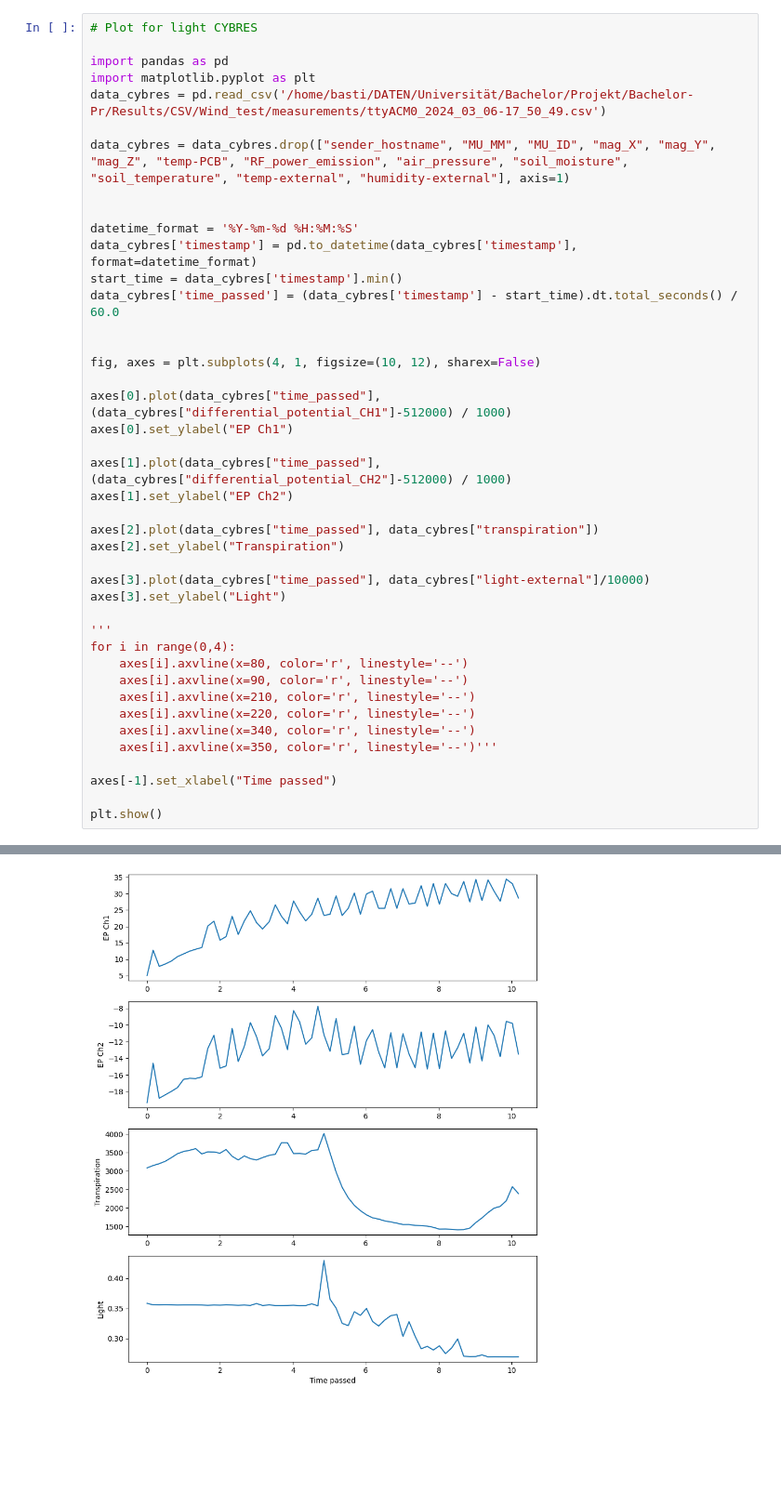
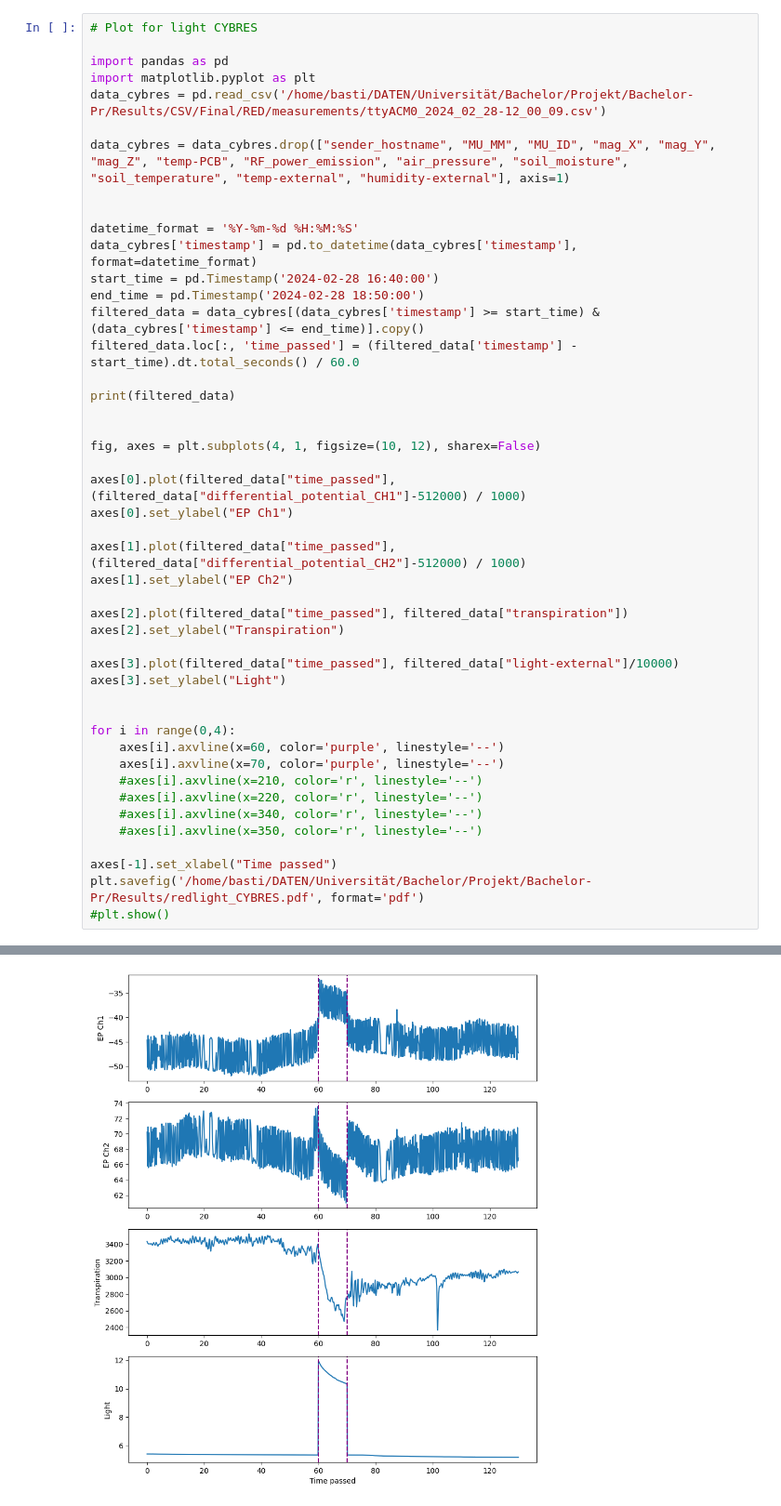
Before and after one commit to sebastianmai/Bachelor-Pr, a Jupyter notebook: Results/test_vis.ipynb, the cells around one changed output, grey strips where cells are left out. Shown: that part at 93% size. Cells and saved outputs as stored; diff of their text form; blank space fills up the shorter version.

```diff
--- a/Results/test_vis.ipynb
+++ b/Results/test_vis.ipynb
@@ -75,41 +75,45 @@ plt.show()
 
 import pandas as pd
 import matplotlib.pyplot as plt
-data_cybres = pd.read_csv('/home/basti/DATEN/Universität/Bachelor/Projekt/Bachelor-Pr/Results/CSV/Wind_test/measurements/ttyACM0_2024_03_06-17_50_49.csv')
+data_cybres = pd.read_csv('/home/basti/DATEN/Universität/Bachelor/Projekt/Bachelor-Pr/Results/CSV/Final/RED/measurements/ttyACM0_2024_02_28-12_00_09.csv')
 
 data_cybres = data_cybres.drop(["sender_hostname", "MU_MM", "MU_ID", "mag_X", "mag_Y", "mag_Z", "temp-PCB", "RF_power_emission", "air_pressure", "soil_moisture", "soil_temperature", "temp-external", "humidity-external"], axis=1)
 
 
 datetime_format = '%Y-%m-%d %H:%M:%S'
 data_cybres['timestamp'] = pd.to_datetime(data_cybres['timestamp'], format=datetime_format)
-start_time = data_cybres['timestamp'].min()
-data_cybres['time_passed'] = (data_cybres['timestamp'] - start_time).dt.total_seconds() / 60.0
+start_time = pd.Timestamp('2024-02-28 16:40:00')
+end_time = pd.Timestamp('2024-02-28 18:50:00')
+filtered_data = data_cybres[(data_cybres['timestamp'] >= start_time) & (data_cybres['timestamp'] <= end_time)].copy()
+filtered_data.loc[:, 'time_passed'] = (filtered_data['timestamp'] - start_time).dt.total_seconds() / 60.0
+
+print(filtered_data)
 
 
 fig, axes = plt.subplots(4, 1, figsize=(10, 12), sharex=False)
 
-axes[0].plot(data_cybres["time_passed"], (data_cybres["differential_potential_CH1"]-512000) / 1000)
+axes[0].plot(filtered_data["time_passed"], (filtered_data["differential_potential_CH1"]-512000) / 1000)
 axes[0].set_ylabel("EP Ch1")
 
-axes[1].plot(data_cybres["time_passed"], (data_cybres["differential_potential_CH2"]-512000) / 1000)
+axes[1].plot(filtered_data["time_passed"], (filtered_data["differential_potential_CH2"]-512000) / 1000)
 axes[1].set_ylabel("EP Ch2")
 
-axes[2].plot(data_cybres["time_passed"], data_cybres["transpiration"])
+axes[2].plot(filtered_data["time_passed"], filtered_data["transpiration"])
 axes[2].set_ylabel("Transpiration")
 
-axes[3].plot(data_cybres["time_passed"], data_cybres["light-external"]/10000)
+axes[3].plot(filtered_data["time_passed"], filtered_data["light-external"]/10000)
 axes[3].set_ylabel("Light")
 
-'''
+
 for i in range(0,4):
-    axes[i].axvline(x=80, color='r', linestyle='--')
-    axes[i].axvline(x=90, color='r', linestyle='--')
-    axes[i].axvline(x=210, color='r', linestyle='--')
-    axes[i].axvline(x=220, color='r', linestyle='--')
-    axes[i].axvline(x=340, color='r', linestyle='--')
-    axes[i].axvline(x=350, color='r', linestyle='--')'''
+    axes[i].axvline(x=60, color='purple', linestyle='--')
+    axes[i].axvline(x=70, color='purple', linestyle='--')
+    #axes[i].axvline(x=210, color='r', linestyle='--')
+    #axes[i].axvline(x=220, color='r', linestyle='--')
+    #axes[i].axvline(x=340, color='r', linestyle='--')
+    #axes[i].axvline(x=350, color='r', linestyle='--')
 
 axes[-1].set_xlabel("Time passed")
-
-plt.show()
+plt.savefig('/home/basti/DATEN/Universität/Bachelor/Projekt/Bachelor-Pr/Results/redlight_CYBRES.pdf', format='pdf')
+#plt.show()
 # %% [output]
@@ -116,4 +137,4 @@ plt.show()
-[figure, old version]
+[figure, new version]
 # %%
 # Plot for heat CYBRES
 
```
Also changed, not shown: parts of 2 cells of this notebook, 12 other files.
